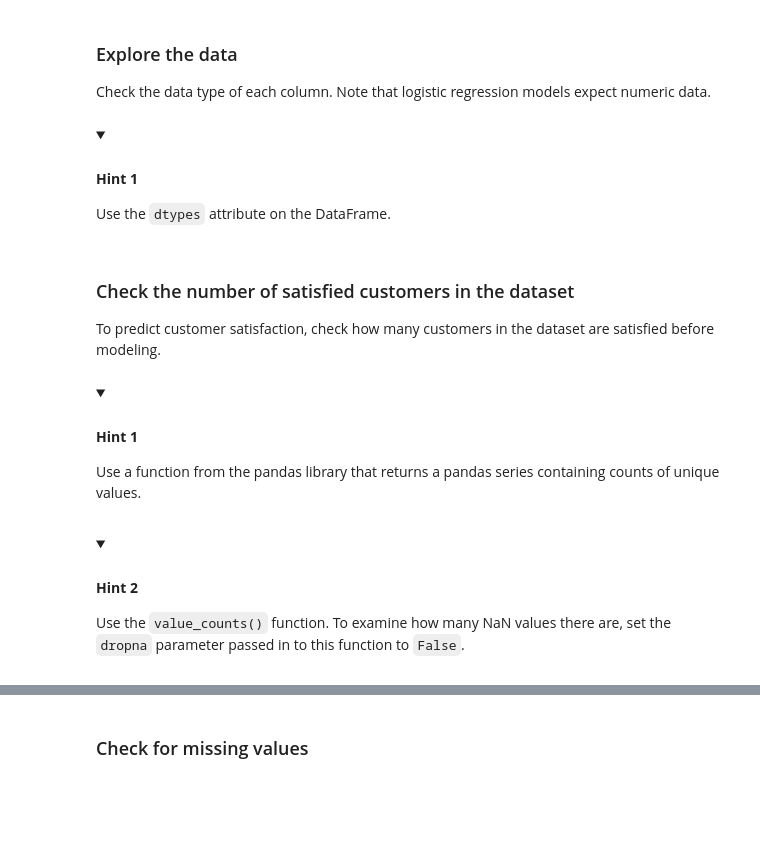
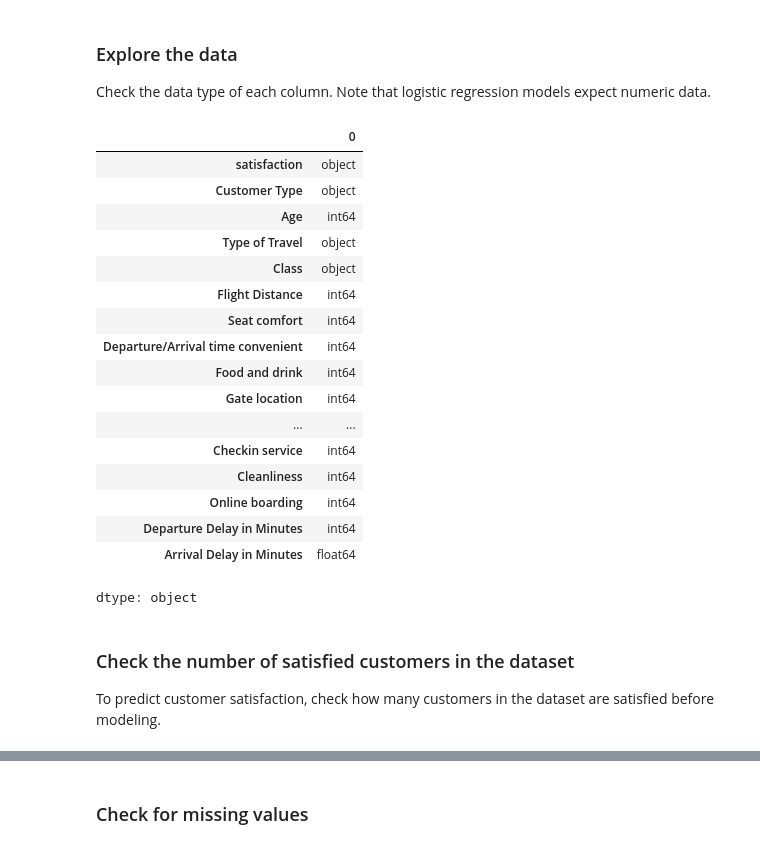
Before and after one commit to dyyland23-glitch/Perform-logistic-regression, a Jupyter notebook: Copy_of_Activity_Perform_logistic_regression.ipynb, the cells around one changed output, grey strips where cells are left out. Drawn from its saved outputs; the diff is of its cells as text; code cells hidden in the pictures; folded sections open; blank space fills up the shorter version.

```diff
--- a/Copy_of_Activity_Perform_logistic_regression.ipynb
+++ b/Copy_of_Activity_Perform_logistic_regression.ipynb
@@ -112,13 +100,27 @@ After loading the dataset, prepare the data to be suitable for a logistic regres
 Check the data type of each column. Note that logistic regression models expect numeric data.
 # %%
 ### YOUR CODE HERE ###
+
+df_original.dtypes
+# %% [output]
+|  | 0 |
+| satisfaction | object |
+| Customer Type | object |
+| Age | int64 |
+| Type of Travel | object |
+| Class | object |
+| Flight Distance | int64 |
+| Seat comfort | int64 |
+| Departure/Arrival time convenient | int64 |
+| Food and drink | int64 |
+| Gate location | int64 |
+| ... | ... |
+| Checkin service | int64 |
+| Cleanliness | int64 |
+| Online boarding | int64 |
+| Departure Delay in Minutes | int64 |
+| Arrival Delay in Minutes | float64 |
+dtype: object
-# %% [markdown]
-<details>
-  <summary><h4><strong>Hint 1</strong></h4></summary>
-
-Use the `dtypes` attribute on the DataFrame.
-
-</details>
 # %% [markdown]
 ### Check the number of satisfied customers in the dataset
 
@@ -128,14 +127,0 @@ To predict customer satisfaction, check how many customers in the dataset are sa
-# %% [markdown]
-<details>
-  <summary><h4><strong>Hint 1</strong></h4></summary>
-
-Use a function from the pandas library that returns a pandas series containing counts of unique values.
-
-</details>
-# %% [markdown]
-<details>
-  <summary><h4><strong>Hint 2</strong></h4></summary>
-
-Use the `value_counts()` function. To examine how many NaN values there are, set the `dropna` parameter passed in to this function to `False`.
-
-</details>
```
Also changed, not shown: parts of 59 cells of this notebook.
